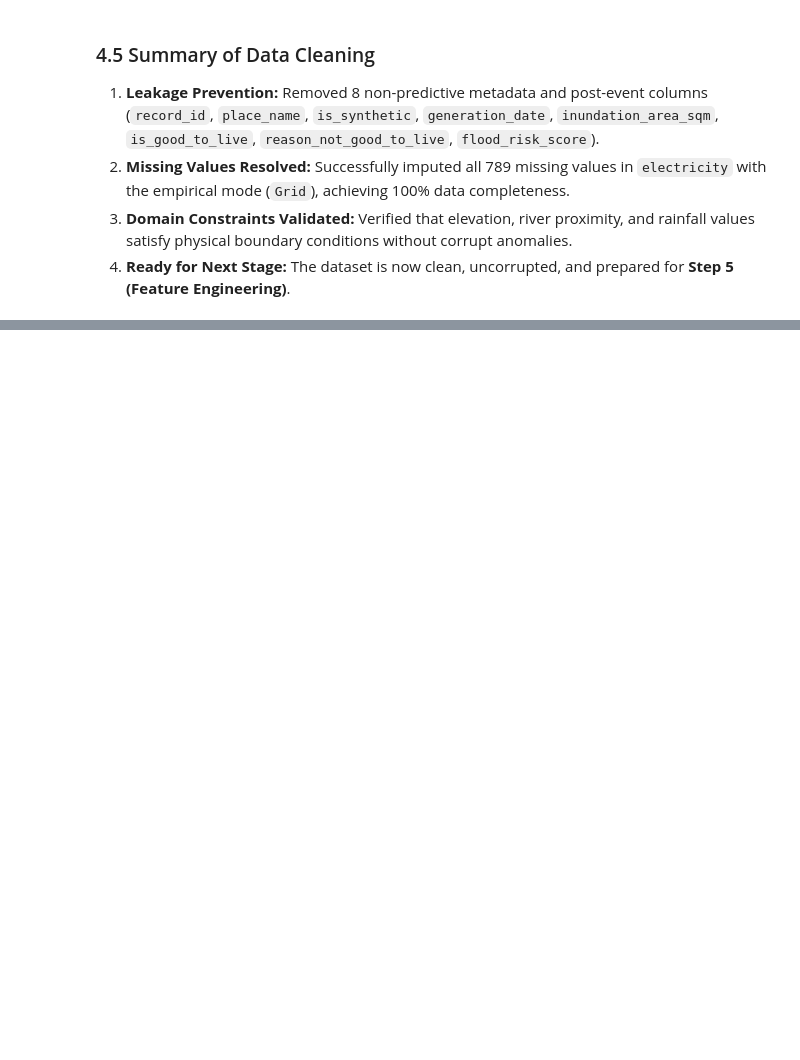
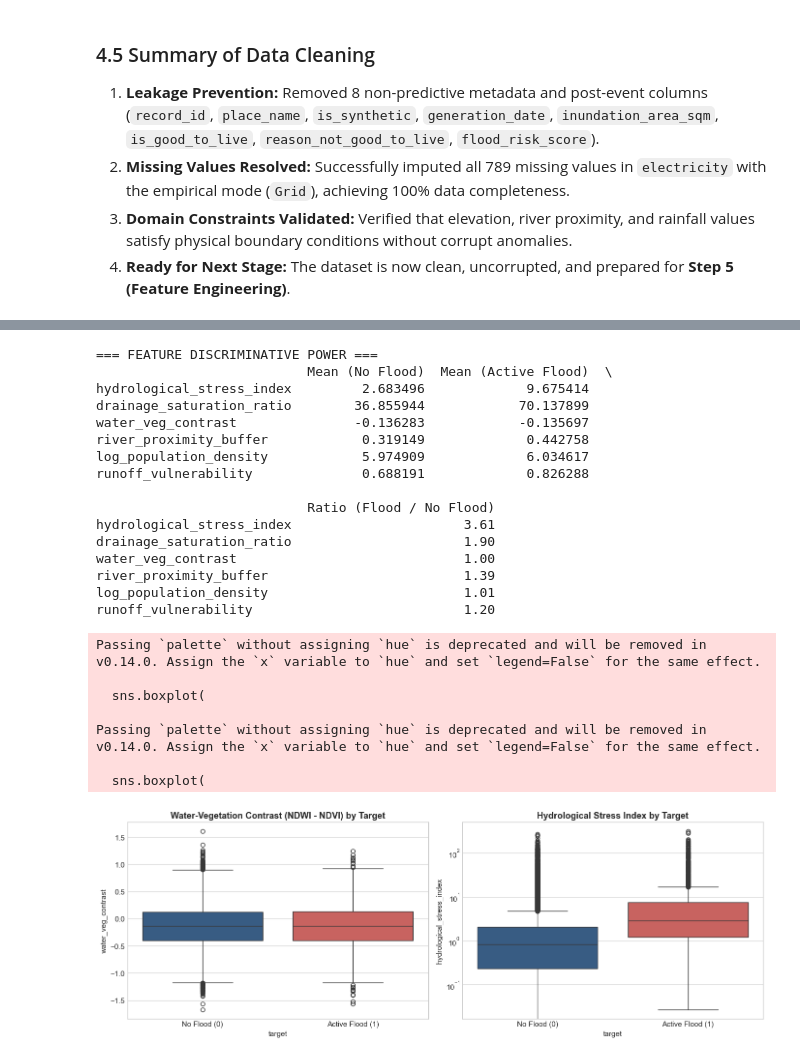
Before and after one commit to GamithaGimhana/FloodSentinel, a Jupyter notebook: notebooks/flood_prediction_sri_lanka.ipynb, the cells around one changed output, grey strips where cells are left out. Saved outputs shown, nothing was run; the diff lists cells and outputs as text; code cells hidden in the pictures; blank space fills up the shorter version.

```diff
--- a/notebooks/flood_prediction_sri_lanka.ipynb
+++ b/notebooks/flood_prediction_sri_lanka.ipynb
@@ -345,0 +495,66 @@ print(df_cleaned['target'].value_counts())
+# %%
+# 5.2 Statistical Validation of Engineered Features vs. Target
+engineered_cols = [
+    'hydrological_stress_index', 'drainage_saturation_ratio',
+    'water_veg_contrast', 'river_proximity_buffer',
+    'log_population_density', 'runoff_vulnerability'
+]
+
+# Compare feature means between Flooded (target=1) and Non-Flooded (target=0)
+comparison = df_fe.groupby('target')[engineered_cols].mean().T
+comparison.columns = ['Mean (No Flood)', 'Mean (Active Flood)']
+comparison['Ratio (Flood / No Flood)'] = (comparison['Mean (Active Flood)'] / comparison['Mean (No Flood)']).round(2)
+print("=== FEATURE DISCRIMINATIVE POWER ===")
+print(comparison)
+
+# Visualizing the separation achieved by engineered features
+fig, axes = plt.subplots(1, 2, figsize=(14, 5))
+
+sns.boxplot(
+    data=df_fe,
+    x='target',
+    y='water_veg_contrast',
+    palette=['#2b5c8f', '#d9534f'],
+    ax=axes[0]
+)
+axes[0].set_title('Water-Vegetation Contrast (NDWI - NDVI) by Target', fontweight='bold')
+axes[0].set_xticklabels(['No Flood (0)', 'Active Flood (1)'])
+
+sns.boxplot(
+    data=df_fe,
+    x='target',
+    y='hydrological_stress_index',
+    palette=['#2b5c8f', '#d9534f'],
+    ax=axes[1]
+)
+axes[1].set_title('Hydrological Stress Index by Target', fontweight='bold')
+axes[1].set_yscale('log')
+axes[1].set_xticklabels(['No Flood (0)', 'Active Flood (1)'])
+
+plt.tight_layout()
+plt.show()
+# %% [output]
+=== FEATURE DISCRIMINATIVE POWER ===
+                           Mean (No Flood)  Mean (Active Flood)  \
+hydrological_stress_index         2.683496             9.675414
+drainage_saturation_ratio        36.855944            70.137899
+water_veg_contrast               -0.136283            -0.135697
+river_proximity_buffer            0.319149             0.442758
+log_population_density            5.974909             6.034617
+runoff_vulnerability              0.688191             0.826288
+
+                           Ratio (Flood / No Flood)
+hydrological_stress_index                      3.61
+drainage_saturation_ratio                      1.90
+water_veg_contrast                             1.00
+river_proximity_buffer                         1.39
+log_population_density                         1.01
+runoff_vulnerability                           1.20
+Passing `palette` without assigning `hue` is deprecated and will be removed in v0.14.0. Assign the `x` variable to `hue` and set `legend=False` for the same effect.
+
+  sns.boxplot(
+
+Passing `palette` without assigning `hue` is deprecated and will be removed in v0.14.0. Assign the `x` variable to `hue` and set `legend=False` for the same effect.
+
+  sns.boxplot(
+[figure, added]
```
Also changed, not shown: parts of 24 cells of this notebook.
